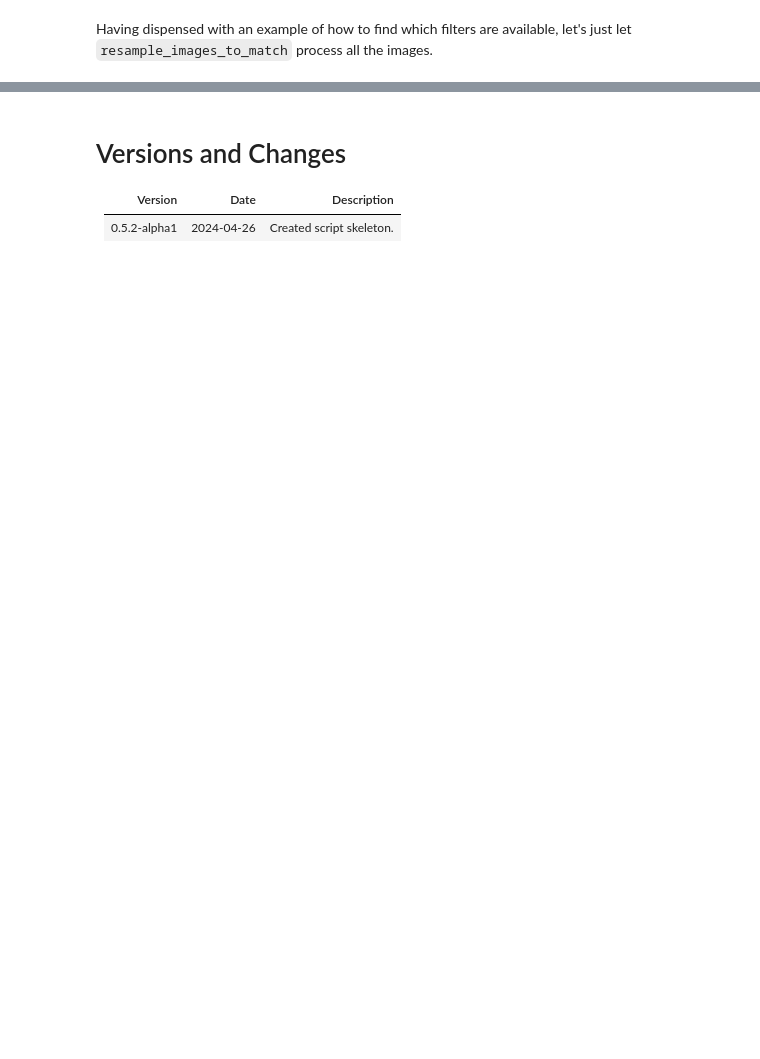
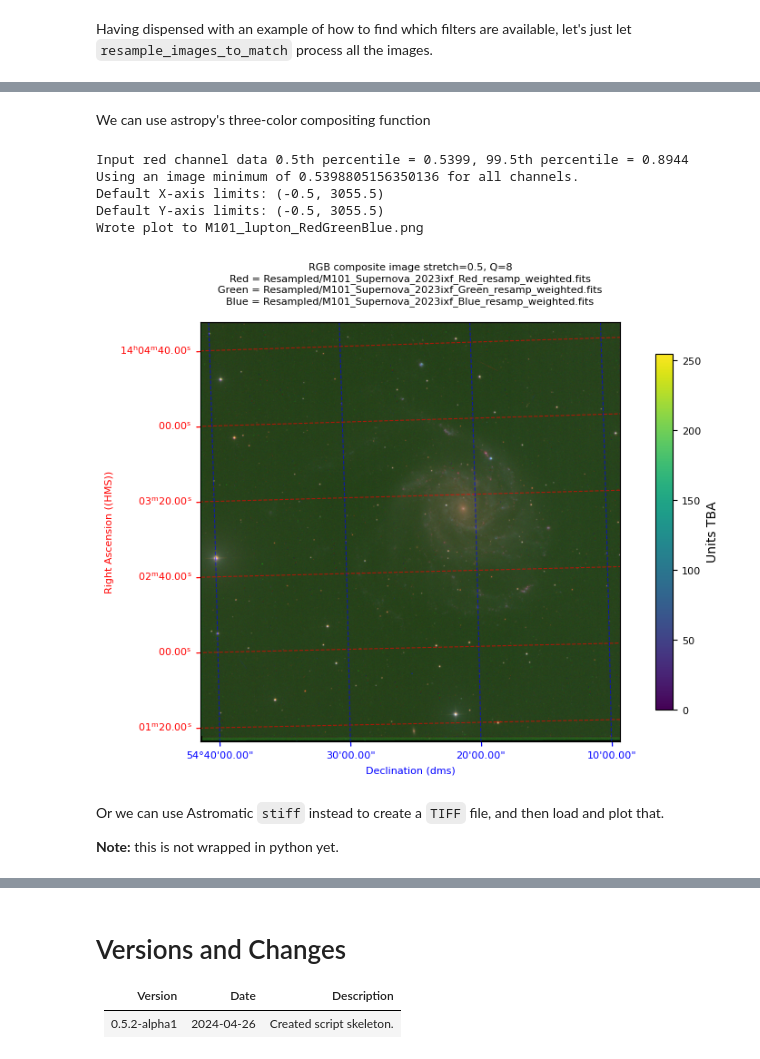
Before and after one commit to DaveStrickland/AstroPhotography, a Jupyter notebook: AstroPhotography/notebooks/itelescope_premium_the_easier_way.ipynb, the cells around one changed output, grey strips where cells are left out. Drawn from its saved outputs; the diff is of its cells as text; code cells hidden in the pictures; blank space fills up the shorter version.

```diff
--- a/AstroPhotography/notebooks/itelescope_premium_the_easier_way.ipynb
+++ b/AstroPhotography/notebooks/itelescope_premium_the_easier_way.ipynb
@@ -696,0 +779,23 @@ filter num_navfiles tot_exptime_m min_exptime_m max_exptime_m
+# %% [markdown]
+We can use astropy's three-color compositing function
+# %%
+qval    = 8
+stretch = 0.5
+valmin  = None
+outf    = 'M101_lupton_RedGreenBlue.png'
+rgb = ap.util.plot_lupton_threecolor(redf, greenf, bluef, outf,
+                                     extnum=0, usewcs=True, vmin=valmin,
+                                     xaxlim=None, yaxlim=None,
+                                     qval=qval, stretchval=stretch, verbose=True,
+                                     angle_tick_spacing_am=10, swap_radec_axis=True)
+# %% [output]
+Input red channel data 0.5th percentile = 0.5399, 99.5th percentile = 0.8944
+Using an image minimum of 0.5398805156350136 for all channels.
+Default X-axis limits: (-0.5, 3055.5)
+Default Y-axis limits: (-0.5, 3055.5)
+Wrote plot to M101_lupton_RedGreenBlue.png
+[figure, added]
+# %% [markdown]
+Or we can use Astromatic `stiff` instead to create a `TIFF` file, and then load and plot that.
+
+**Note:**  this is not wrapped in python yet.
```
Also changed, not shown: parts of 20 cells of this notebook, 1 other file.
